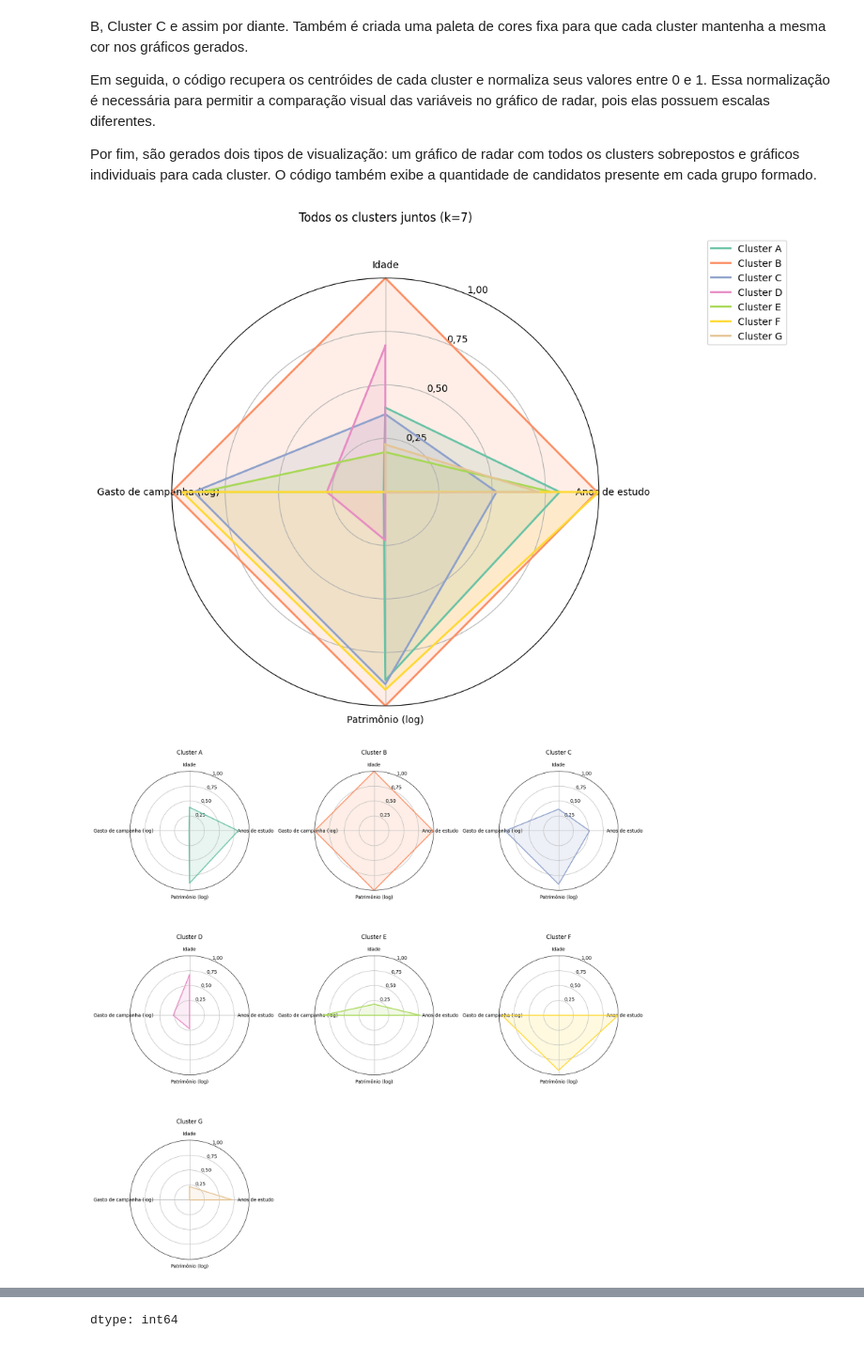
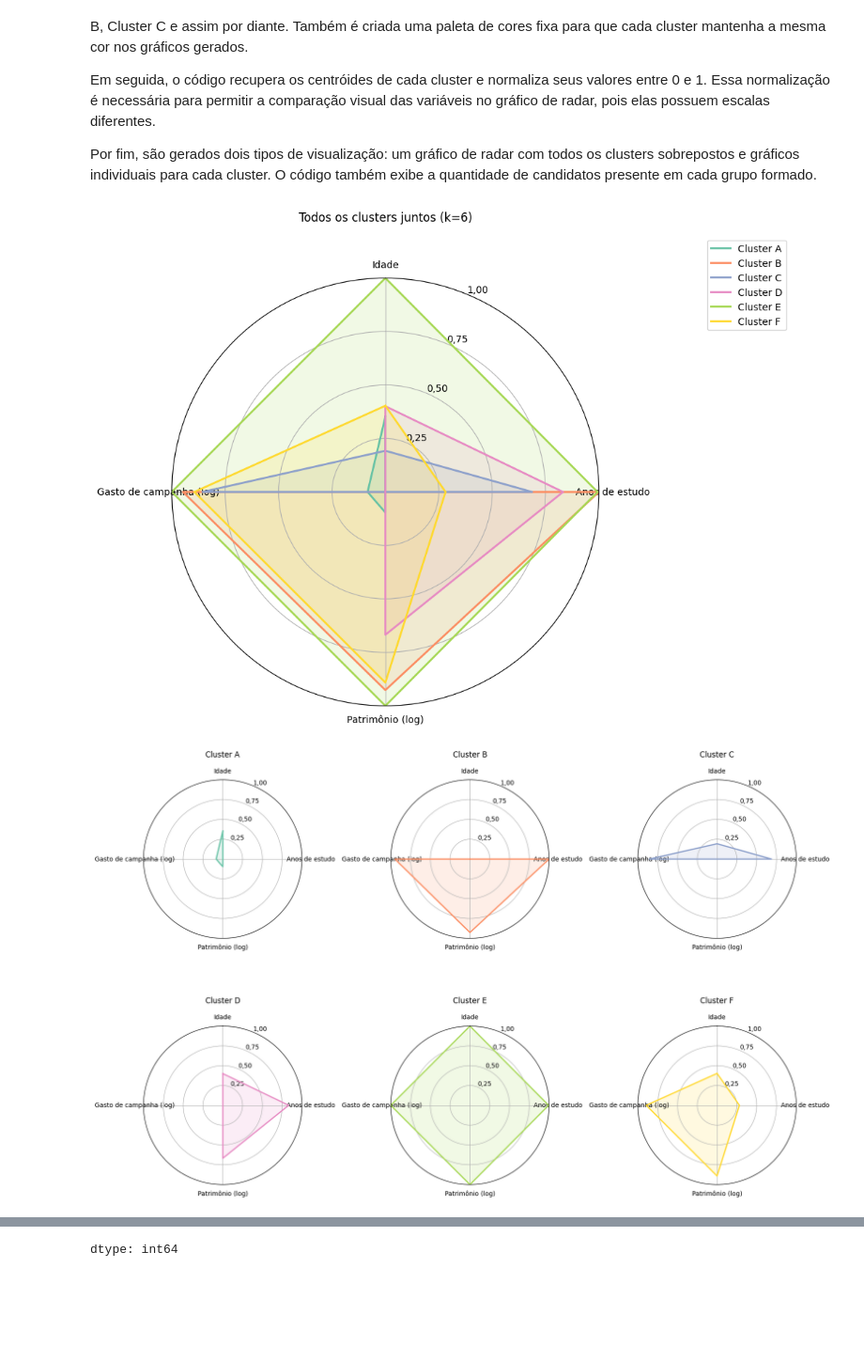
Before and after one commit to itagibanetos/mineracao-dados-eleitorais-2026, a Jupyter notebook: 02_clusterizacao_com_despesa.ipynb, the cells around one changed output, grey strips where cells are left out. Shown at 94% size. Saved outputs shown, nothing was run; the diff lists cells and outputs as text; code cells hidden in the pictures; blank space fills up the shorter version.

```diff
--- a/02_clusterizacao_com_despesa.ipynb
+++ b/02_clusterizacao_com_despesa.ipynb
@@ -573,7 +571,7 @@ from sklearn.preprocessing import MinMaxScaler
 # ==================================================
 # Informe aqui a quantidade de clusters desejada
 # ==================================================
-K_FINAL = 7
+K_FINAL = 6
 
 if K_FINAL < 2 or K_FINAL > len(dados_v2):
     raise ValueError("Informe um valor de K entre 2 e a quantidade de registros.")
@@ -711,34 +709,34 @@ fig, axes = plt.subplots(
 )
 
 axes = np.atleast_1d(axes).ravel()
 
 for i, cluster in enumerate(clusters_ordenados_v2):
     plot_radar(
         axes[i],
         [centros_radar_v2[i]],
         labels_eixos_v2,
         [cluster],
         cores_cluster_v2,
         f"Cluster {cluster}"
     )
 
 # Remove espaços vazios do gráfico
 for j in range(len(clusters_ordenados_v2), len(axes)):
     fig.delaxes(axes[j])
 
 plt.tight_layout()
 plt.show()
 
 
 # Quantidade de candidatos em cada cluster
 display(
     df_cluster_v2["cluster"]
     .value_counts()
     .sort_index()
     .rename("Quantidade de candidatos")
 )
 # %% [output]
-[figure, old version]
+[figure, new version]
-[figure, old version]
+[figure, new version]
 |  | Quantidade de candidatos |
 | cluster |  |
```
Also changed, not shown: parts of 5 cells of this notebook.
